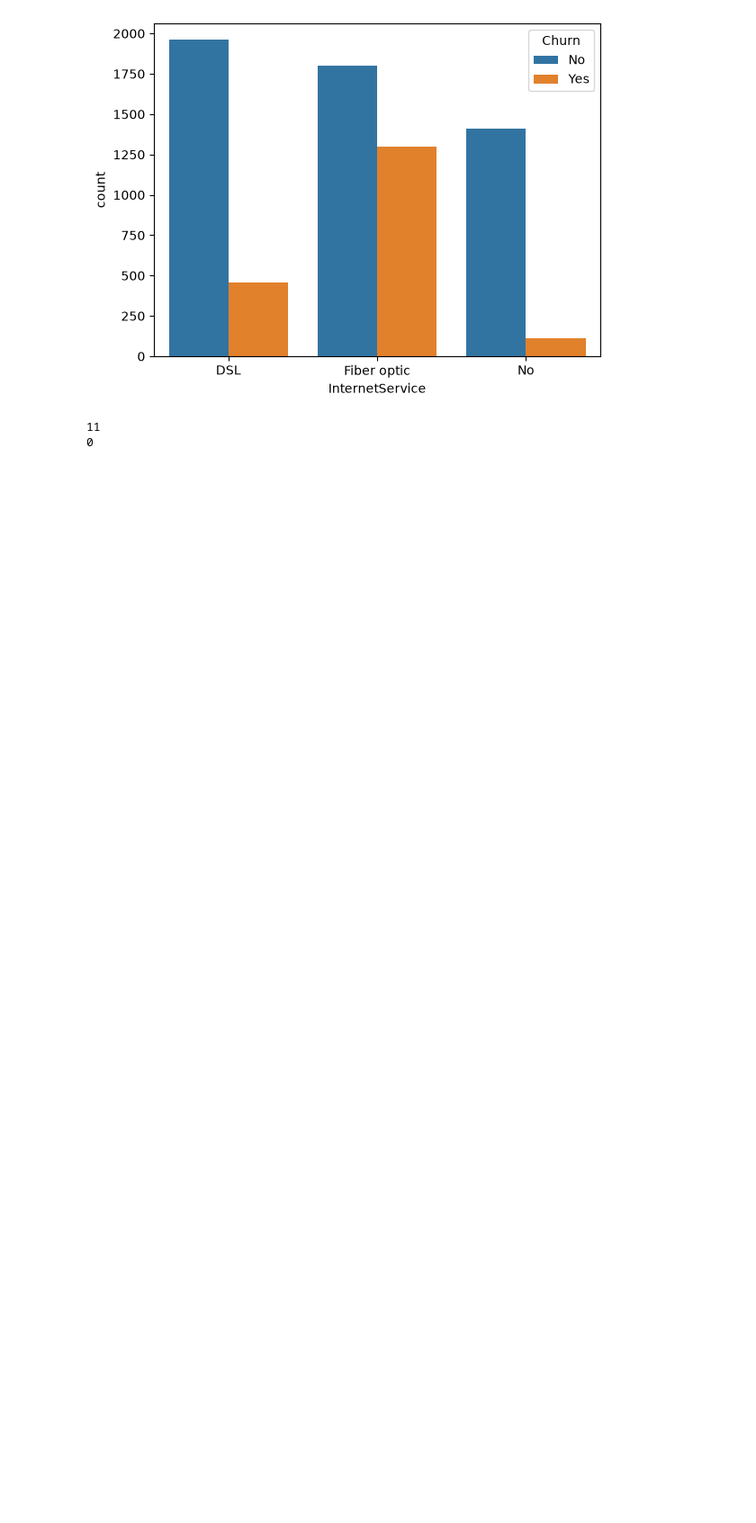
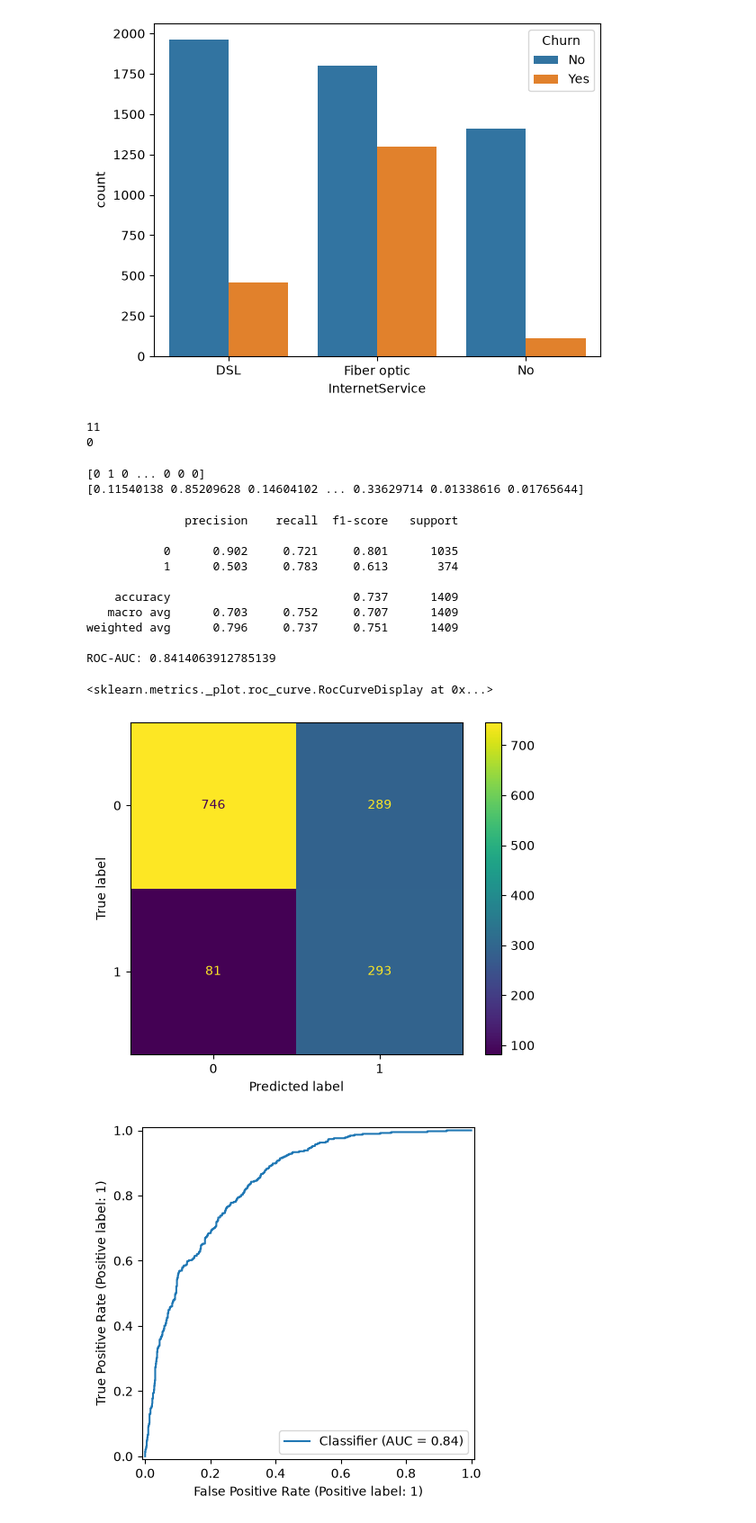
Before and after one commit to andriylazor7/customer-churn-prediction-system, a Jupyter notebook: notebook.ipynb, the cells around one changed output. Shown at 90% size. Cells and saved outputs as stored; diff of their text form; code cells hidden in the pictures; blank space fills up the shorter version.

Commit message:
Evaluated results of logistic regression model (confusion matrix, ROC-AUC score, ROC curve

```diff
--- a/notebook.ipynb
+++ b/notebook.ipynb
@@ -134,7 +134,7 @@ X_train, X_test, Y_train, Y_test = train_test_split(
   random_state=42
   )
 # %%
-# Model training
+# Logistic Regression model training
 
 from sklearn.pipeline import Pipeline
 from sklearn.linear_model import LogisticRegression
@@ -147,4 +147,34 @@ LR_pipeline = Pipeline([
 
 LR_pipeline.fit(X_train, Y_train)
 LR_prediction = LR_pipeline.predict(X_test) # What model decided
-LR_prediction_proba = LR_pipeline.predict_proba(X_test)[:, 1] # Gives probabilities [:, 1] - takes only first column Churn - YES
+LR_prediction_proba = LR_pipeline.predict_proba(X_test)[:, 1] # Gives probabilities [:, 1] - takes only second column Churn - YES
+print(LR_prediction)
+print(LR_prediction_proba)
+# %% [output]
+[0 1 0 ... 0 0 0]
+[0.11540138 0.85209628 0.14604102 ... 0.33629714 0.01338616 0.01765644]
+# %%
+# Evaluation of the Logistic Regression model result
+
+from sklearn.metrics import classification_report, ConfusionMatrixDisplay, RocCurveDisplay, roc_auc_score
+
+print(classification_report(Y_test, LR_prediction, digits=3))
+print('ROC-AUC:', roc_auc_score(Y_test, LR_prediction_proba)) # How confident model separates the two classes (Churn/No churn) using different threshold; 0.5 - nearly random distinction; 1.0 - ideal distinction
+#
+
+ConfusionMatrixDisplay.from_predictions(Y_test, LR_prediction)
+RocCurveDisplay.from_predictions(Y_test, LR_prediction_proba)
+# %% [output]
+              precision    recall  f1-score   support
+
+           0      0.902     0.721     0.801      1035
+           1      0.503     0.783     0.613       374
+
+    accuracy                          0.737      1409
+   macro avg      0.703     0.752     0.707      1409
+weighted avg      0.796     0.737     0.751      1409
+
+ROC-AUC: 0.8414063912785139
+<sklearn.metrics._plot.roc_curve.RocCurveDisplay at 0x...>
+[figure, added]
+[figure, added]
```
Also changed, not shown: 7 other files.
